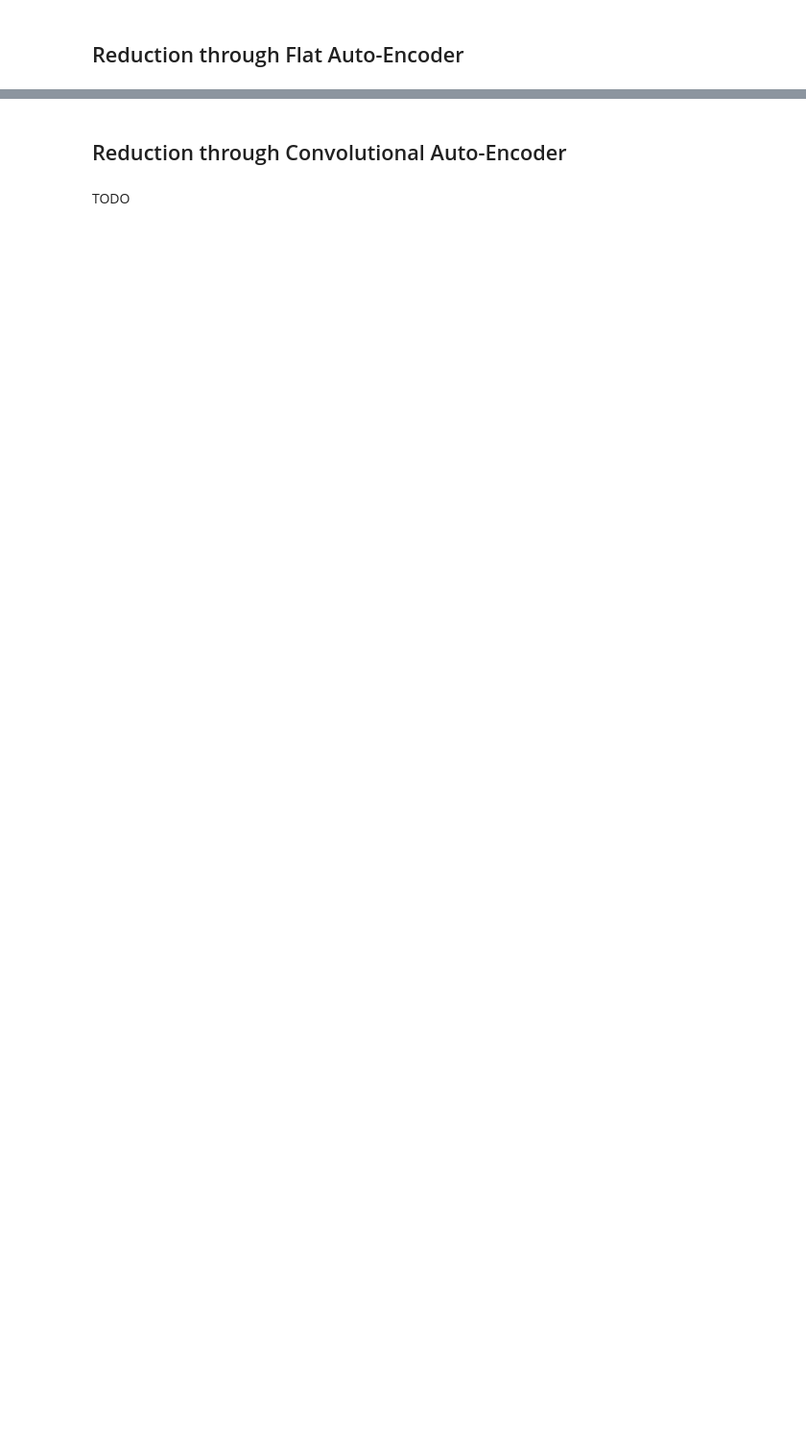
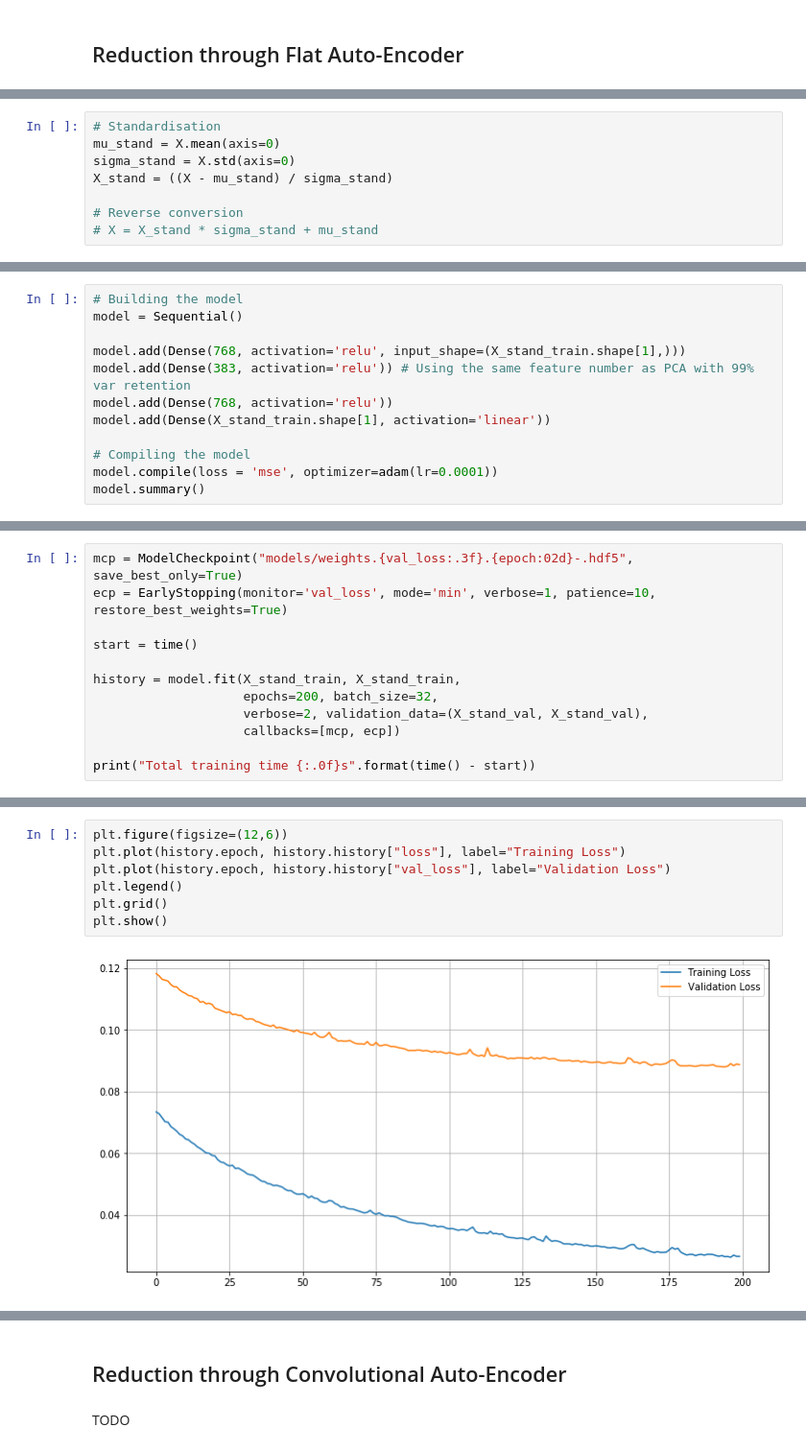
Before and after one commit to deboeser/FeatureReduction, a Jupyter notebook: Feature Reduction Comparison.ipynb, the cells around one changed output, grey strips where cells are left out. Shown at 96% size. Drawn from its saved outputs; the diff is of its cells as text; blank space fills up the shorter version.

```diff
--- a/Feature Reduction Comparison.ipynb
+++ b/Feature Reduction Comparison.ipynb
@@ -189,0 +195,8 @@ TODO
+# %%
+# Standardisation
+mu_stand = X.mean(axis=0)
+sigma_stand = X.std(axis=0)
+X_stand = ((X - mu_stand) / sigma_stand)
+
+# Reverse conversion
+# X = X_stand * sigma_stand + mu_stand
@@ -189,0 +225,12 @@ TODO
+# %%
+# Building the model
+model = Sequential()
+
+model.add(Dense(768, activation='relu', input_shape=(X_stand_train.shape[1],)))
+model.add(Dense(383, activation='relu')) # Using the same feature number as PCA with 99% var retention
+model.add(Dense(768, activation='relu'))
+model.add(Dense(X_stand_train.shape[1], activation='linear'))
+
+# Compiling the model
+model.compile(loss = 'mse', optimizer=adam(lr=0.0001))
+model.summary()
@@ -189,0 +253,12 @@ TODO
+# %%
+mcp = ModelCheckpoint("models/weights.{val_loss:.3f}.{epoch:02d}-.hdf5", save_best_only=True)
+ecp = EarlyStopping(monitor='val_loss', mode='min', verbose=1, patience=10, restore_best_weights=True)
+
+start = time()
+
+history = model.fit(X_stand_train, X_stand_train,
+                    epochs=200, batch_size=32,
+                    verbose=2, validation_data=(X_stand_val, X_stand_val),
+                    callbacks=[mcp, ecp])
+
+print("Total training time {:.0f}s".format(time() - start))
@@ -189,0 +283,9 @@ TODO
+# %%
+plt.figure(figsize=(12,6))
+plt.plot(history.epoch, history.history["loss"], label="Training Loss")
+plt.plot(history.epoch, history.history["val_loss"], label="Validation Loss")
+plt.legend()
+plt.grid()
+plt.show()
+# %% [output]
+[figure, added]
```
Also changed, not shown: parts of 17 cells of this notebook, 1 other file.
